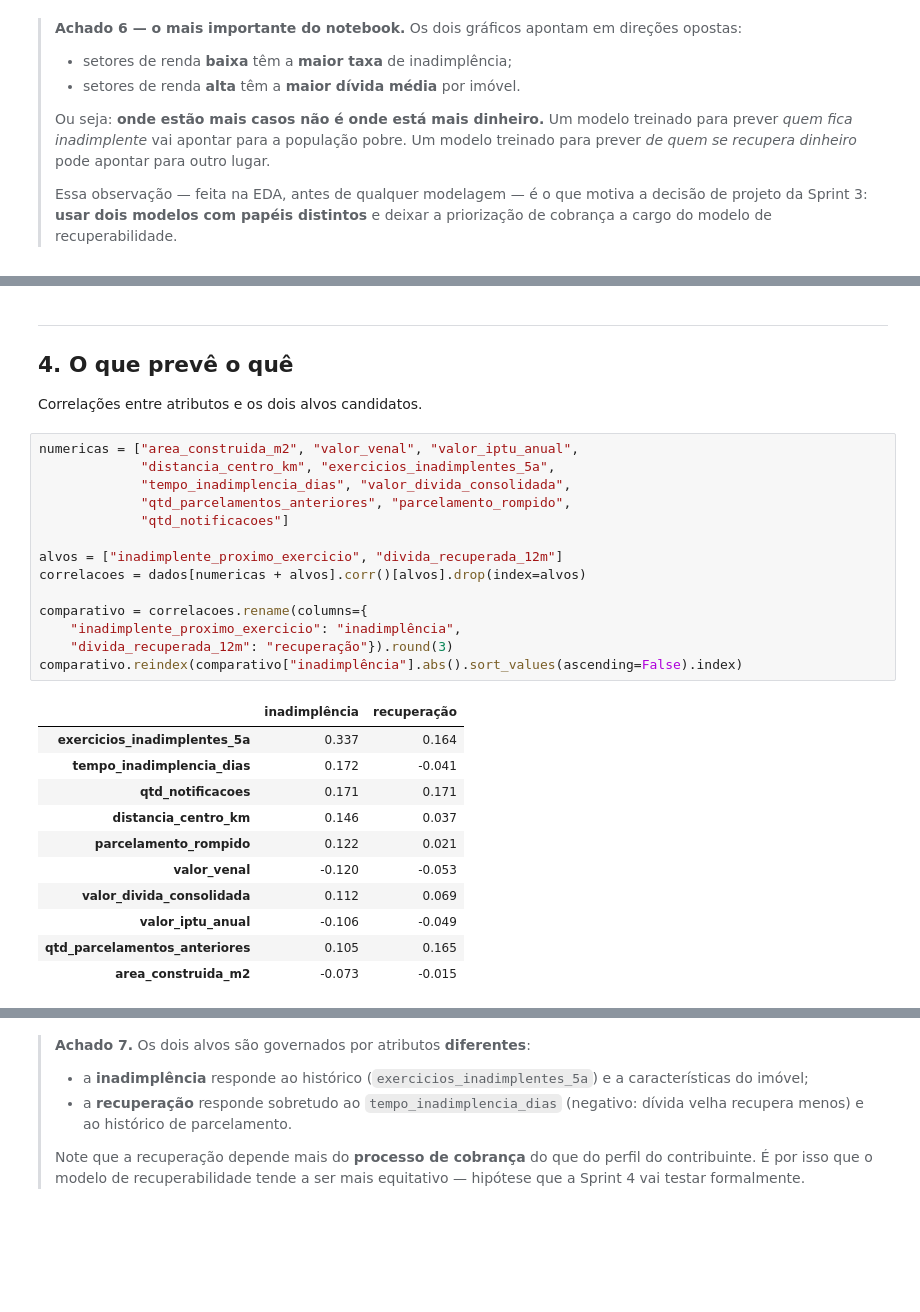
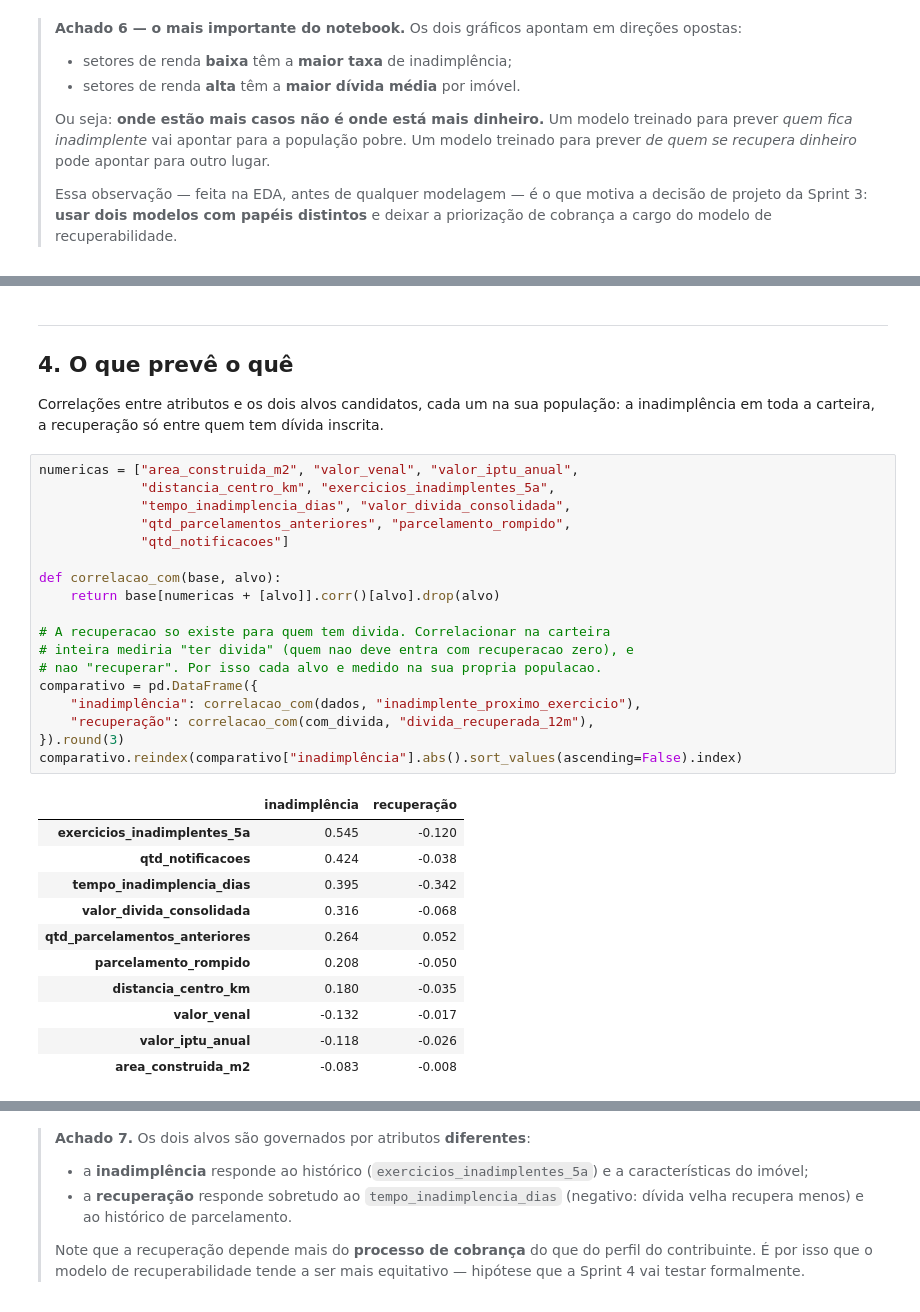
Before and after one commit to DavidNadlerPrata/poc-inteligencia-tributaria-palmas, a Jupyter notebook: notebooks/eda_sprint2.ipynb, the cells around one changed output, grey strips where cells are left out. Saved outputs shown, nothing was run; the diff lists cells and outputs as text; blank space fills up the shorter version.

```diff
--- a/notebooks/eda_sprint2.ipynb
+++ b/notebooks/eda_sprint2.ipynb
@@ -439,33 +439,39 @@ por_tipo.round(3)
 ---
 ## 4. O que prevê o quê
 
-Correlações entre atributos e os dois alvos candidatos.
+Correlações entre atributos e os dois alvos candidatos, cada um na sua
+população: a inadimplência em toda a carteira, a recuperação só entre quem tem
+dívida inscrita.
-# %%
-numericas = ["area_construida_m2", "valor_venal", "valor_iptu_anual",
-             "distancia_centro_km", "exercicios_inadimplentes_5a",
-             "tempo_inadimplencia_dias", "valor_divida_consolidada",
-             "qtd_parcelamentos_anteriores", "parcelamento_rompido",
-             "qtd_notificacoes"]
-
-alvos = ["inadimplente_proximo_exercicio", "divida_recuperada_12m"]
-correlacoes = dados[numericas + alvos].corr()[alvos].drop(index=alvos)
-
-comparativo = correlacoes.rename(columns={
-    "inadimplente_proximo_exercicio": "inadimplência",
-    "divida_recuperada_12m": "recuperação"}).round(3)
-comparativo.reindex(comparativo["inadimplência"].abs().sort_values(ascending=False).index)
-# %% [output]
-|  | inadimplência | recuperação |
-| exercicios_inadimplentes_5a | 0.337 | 0.164 |
-| tempo_inadimplencia_dias | 0.172 | -0.041 |
-| qtd_notificacoes | 0.171 | 0.171 |
-| distancia_centro_km | 0.146 | 0.037 |
-| parcelamento_rompido | 0.122 | 0.021 |
-| valor_venal | -0.120 | -0.053 |
-| valor_divida_consolidada | 0.112 | 0.069 |
-| valor_iptu_anual | -0.106 | -0.049 |
-| qtd_parcelamentos_anteriores | 0.105 | 0.165 |
-| area_construida_m2 | -0.073 | -0.015 |
+# %%
+numericas = ["area_construida_m2", "valor_venal", "valor_iptu_anual",
+             "distancia_centro_km", "exercicios_inadimplentes_5a",
+             "tempo_inadimplencia_dias", "valor_divida_consolidada",
+             "qtd_parcelamentos_anteriores", "parcelamento_rompido",
+             "qtd_notificacoes"]
+
+def correlacao_com(base, alvo):
+    return base[numericas + [alvo]].corr()[alvo].drop(alvo)
+
+# A recuperacao so existe para quem tem divida. Correlacionar na carteira
+# inteira mediria "ter divida" (quem nao deve entra com recuperacao zero), e
+# nao "recuperar". Por isso cada alvo e medido na sua propria populacao.
+comparativo = pd.DataFrame({
+    "inadimplência": correlacao_com(dados, "inadimplente_proximo_exercicio"),
+    "recuperação": correlacao_com(com_divida, "divida_recuperada_12m"),
+}).round(3)
+comparativo.reindex(comparativo["inadimplência"].abs().sort_values(ascending=False).index)
+# %% [output]
+|  | inadimplência | recuperação |
+| exercicios_inadimplentes_5a | 0.545 | -0.120 |
+| qtd_notificacoes | 0.424 | -0.038 |
+| tempo_inadimplencia_dias | 0.395 | -0.342 |
+| valor_divida_consolidada | 0.316 | -0.068 |
+| qtd_parcelamentos_anteriores | 0.264 | 0.052 |
+| parcelamento_rompido | 0.208 | -0.050 |
+| distancia_centro_km | 0.180 | -0.035 |
+| valor_venal | -0.132 | -0.017 |
+| valor_iptu_anual | -0.118 | -0.026 |
+| area_construida_m2 | -0.083 | -0.008 |
 # %%
 ordem = comparativo["inadimplência"].abs().sort_values().index
 posicoes = np.arange(len(ordem))
```
Also changed, not shown: parts of 10 cells of this notebook, 11 other files.
